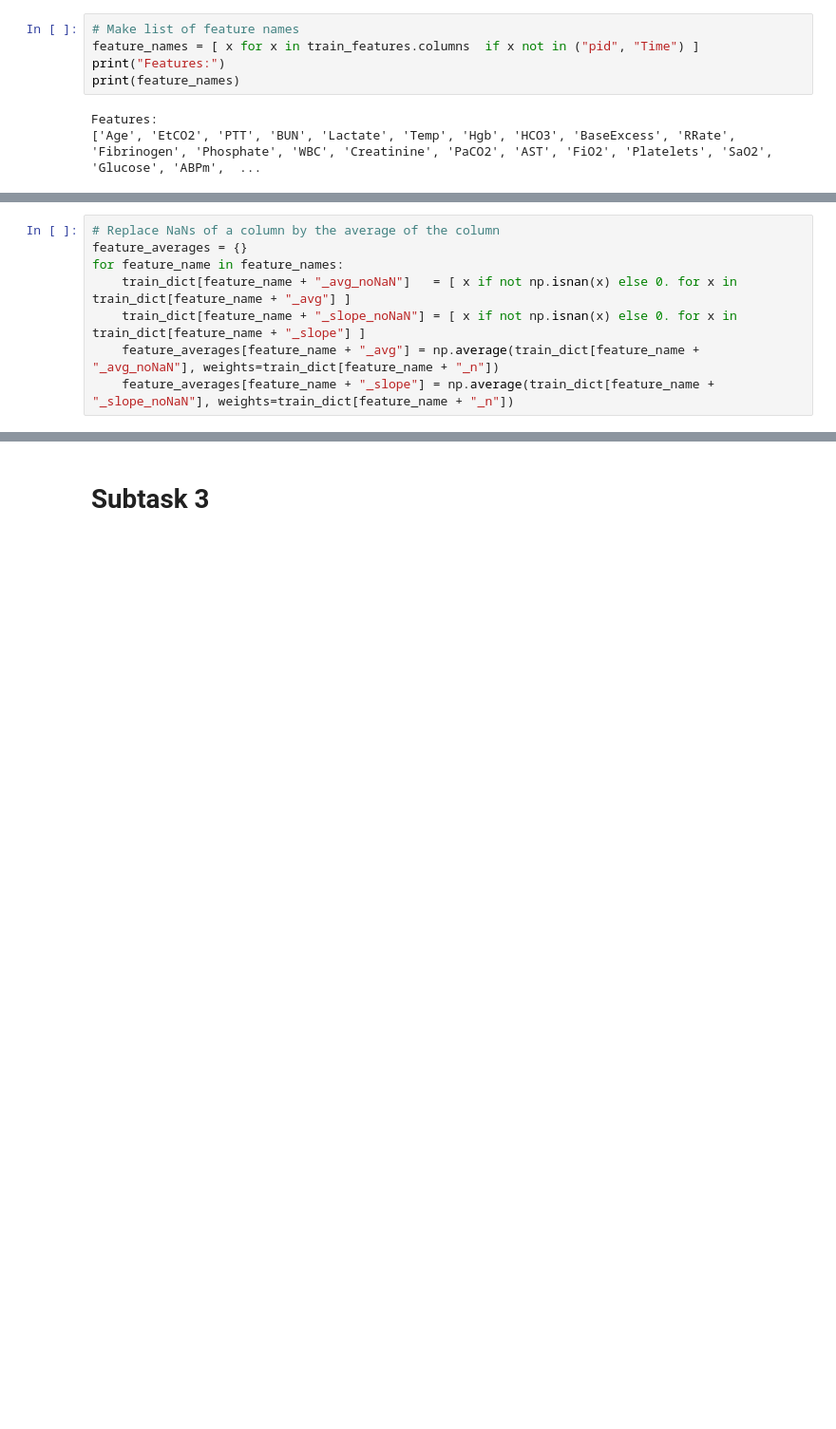
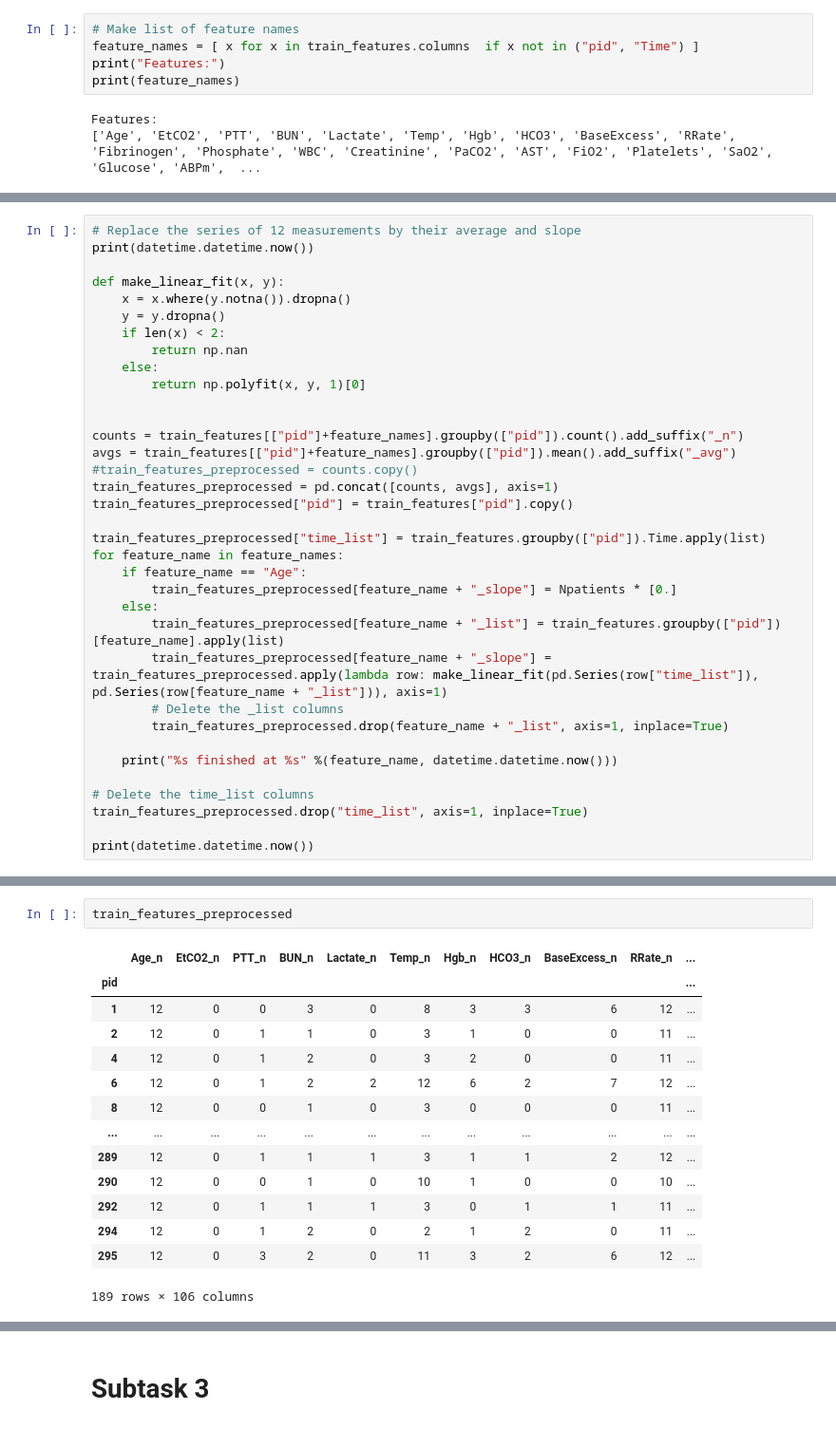
Before and after one commit to friti/ML-Intro-course, a Jupyter notebook: task2/task2_flo.ipynb, the cells around one changed output, grey strips where cells are left out. Shown: that part at 95% size. Cells and saved outputs as stored; diff of their text form; blank space fills up the shorter version.

```diff
--- a/task2/task2_flo.ipynb
+++ b/task2/task2_flo.ipynb
@@ -197,8 +125,0 @@ train_dict["EtCO2_slope"]
-# %%
-# Replace NaNs of a column by the average of the column
-feature_averages = {}
-for feature_name in feature_names:
-    train_dict[feature_name + "_avg_noNaN"]   = [ x if not np.isnan(x) else 0. for x in train_dict[feature_name + "_avg"] ]
-    train_dict[feature_name + "_slope_noNaN"] = [ x if not np.isnan(x) else 0. for x in train_dict[feature_name + "_slope"] ]
-    feature_averages[feature_name + "_avg"] = np.average(train_dict[feature_name + "_avg_noNaN"], weights=train_dict[feature_name + "_n"])
-    feature_averages[feature_name + "_slope"] = np.average(train_dict[feature_name + "_slope_noNaN"], weights=train_dict[feature_name + "_n"])
@@ -224,0 +126,35 @@ feature_averages
+# %%
+# Replace the series of 12 measurements by their average and slope
+print(datetime.datetime.now())
+
+def make_linear_fit(x, y):
+    x = x.where(y.notna()).dropna()
+    y = y.dropna()
+    if len(x) < 2:
+        return np.nan
+    else:
+        return np.polyfit(x, y, 1)[0]
+
+
+counts = train_features[["pid"]+feature_names].groupby(["pid"]).count().add_suffix("_n")
+avgs = train_features[["pid"]+feature_names].groupby(["pid"]).mean().add_suffix("_avg")
+#train_features_preprocessed = counts.copy()
+train_features_preprocessed = pd.concat([counts, avgs], axis=1)
+train_features_preprocessed["pid"] = train_features["pid"].copy()
+
+train_features_preprocessed["time_list"] = train_features.groupby(["pid"]).Time.apply(list)
+for feature_name in feature_names:
+    if feature_name == "Age":
+        train_features_preprocessed[feature_name + "_slope"] = Npatients * [0.]
+    else:
+        train_features_preprocessed[feature_name + "_list"] = train_features.groupby(["pid"])[feature_name].apply(list)
+        train_features_preprocessed[feature_name + "_slope"] = train_features_preprocessed.apply(lambda row: make_linear_fit(pd.Series(row["time_list"]), pd.Series(row[feature_name + "_list"])), axis=1)
+        # Delete the _list columns
+        train_features_preprocessed.drop(feature_name + "_list", axis=1, inplace=True)
+
+    print("%s finished at %s" %(feature_name, datetime.datetime.now()))
+
+# Delete the time_list columns
+train_features_preprocessed.drop("time_list", axis=1, inplace=True)
+
+print(datetime.datetime.now())
@@ -224,0 +179,17 @@ feature_averages
+# %%
+train_features_preprocessed
+# %% [output]
+|  | Age_n | EtCO2_n | PTT_n | BUN_n | Lactate_n | Temp_n | Hgb_n | HCO3_n | BaseExcess_n | RRate_n | ... |
+| pid |  |  |  |  |  |  |  |  |  |  | ... |
+| 1 | 12 | 0 | 0 | 3 | 0 | 8 | 3 | 3 | 6 | 12 | ... |
+| 2 | 12 | 0 | 1 | 1 | 0 | 3 | 1 | 0 | 0 | 11 | ... |
+| 4 | 12 | 0 | 1 | 2 | 0 | 3 | 2 | 0 | 0 | 11 | ... |
+| 6 | 12 | 0 | 1 | 2 | 2 | 12 | 6 | 2 | 7 | 12 | ... |
+| 8 | 12 | 0 | 0 | 1 | 0 | 3 | 0 | 0 | 0 | 11 | ... |
+| ... | ... | ... | ... | ... | ... | ... | ... | ... | ... | ... | ... |
+| 289 | 12 | 0 | 1 | 1 | 1 | 3 | 1 | 1 | 2 | 12 | ... |
+| 290 | 12 | 0 | 0 | 1 | 0 | 10 | 1 | 0 | 0 | 10 | ... |
+| 292 | 12 | 0 | 1 | 1 | 1 | 3 | 0 | 1 | 1 | 11 | ... |
+| 294 | 12 | 0 | 1 | 2 | 0 | 2 | 1 | 2 | 0 | 11 | ... |
+| 295 | 12 | 0 | 3 | 2 | 0 | 11 | 3 | 2 | 6 | 12 | ... |
+189 rows × 106 columns
```
Also changed, not shown: parts of 19 cells of this notebook.
